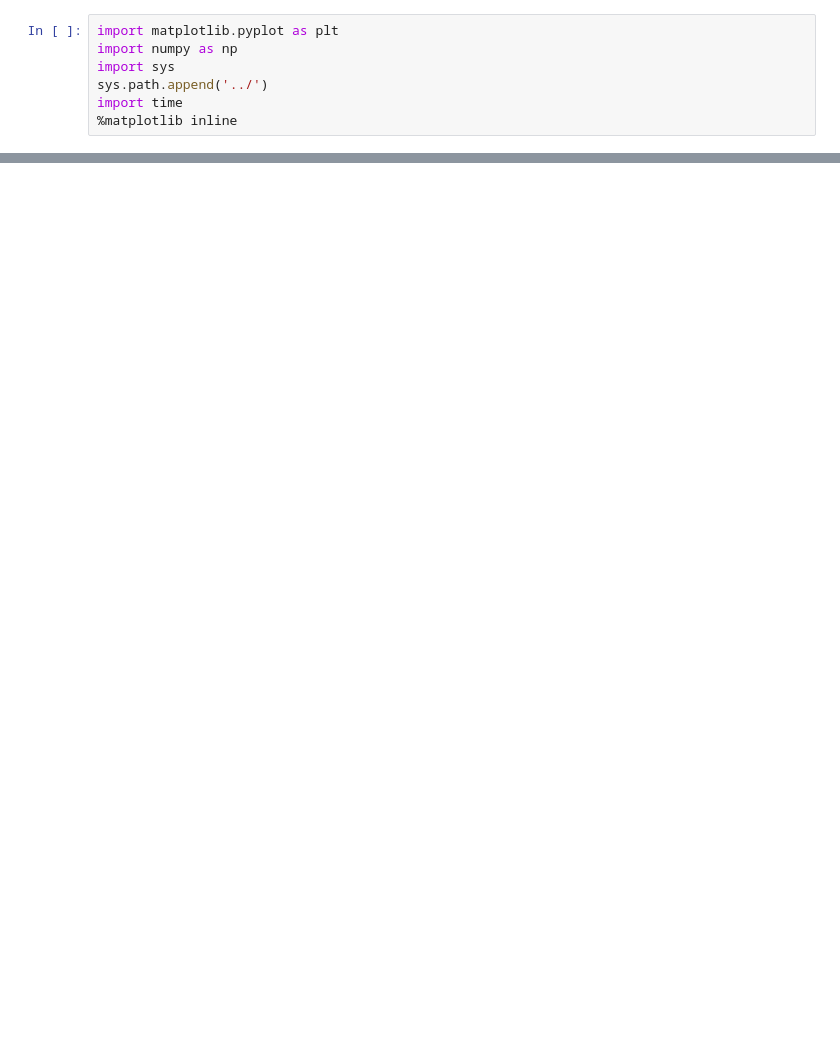
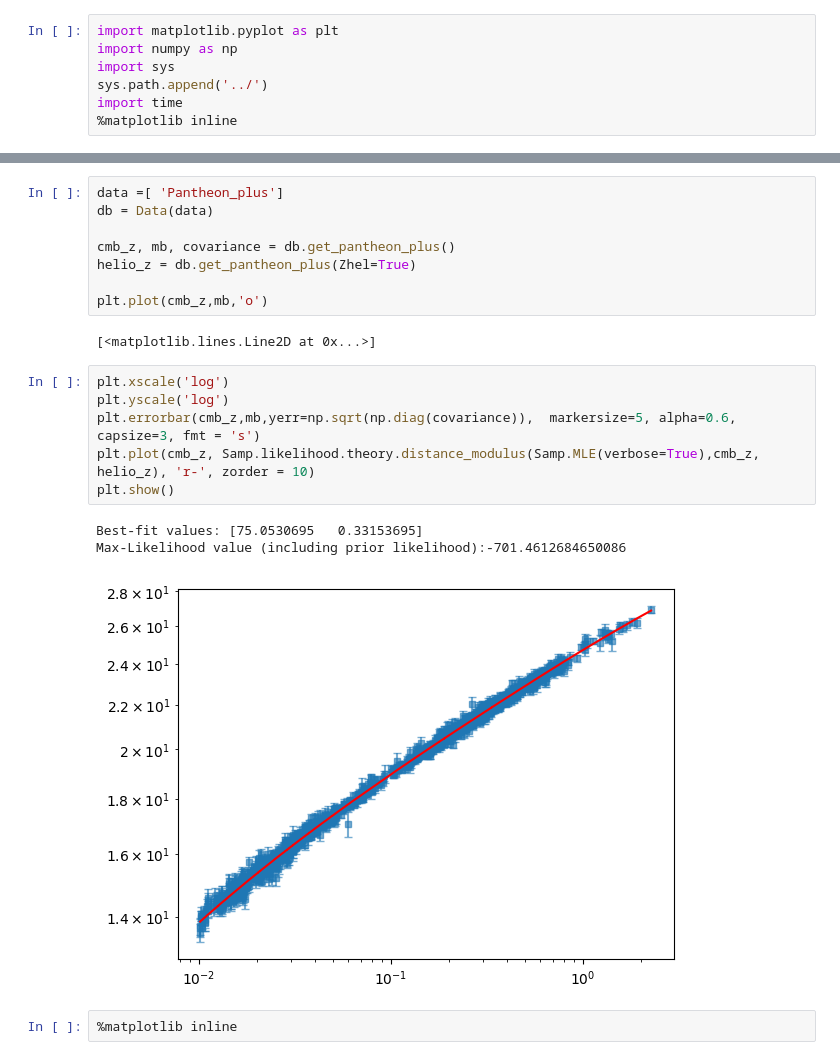
Before and after one commit to cosomelet/marcia, a Jupyter notebook: Notebooks/likelihood.ipynb, the cells around one changed output, grey strips where cells are left out. Saved outputs shown, nothing was run; the diff lists cells and outputs as text; blank space fills up the shorter version.

```diff
--- a/Notebooks/likelihood.ipynb
+++ b/Notebooks/likelihood.ipynb
@@ -18,0 +40,22 @@ Removed no burn in
+# %%
+data =[ 'Pantheon_plus']
+db = Data(data)
+
+cmb_z, mb, covariance = db.get_pantheon_plus()
+helio_z = db.get_pantheon_plus(Zhel=True)
+
+plt.plot(cmb_z,mb,'o')
+# %% [output]
+[<matplotlib.lines.Line2D at 0x...>]
+# %%
+plt.xscale('log')
+plt.yscale('log')
+plt.errorbar(cmb_z,mb,yerr=np.sqrt(np.diag(covariance)),  markersize=5, alpha=0.6, capsize=3, fmt = 's')
+plt.plot(cmb_z, Samp.likelihood.theory.distance_modulus(Samp.MLE(verbose=True),cmb_z, helio_z), 'r-', zorder = 10)
+plt.show()
+# %% [output]
+Best-fit values: [75.0530695   0.33153695]
+Max-Likelihood value (including prior likelihood):-701.4612684650086
+[figure, added]
+# %%
+%matplotlib inline
```
Also changed, not shown: parts of 3 cells of this notebook, 5 other files.
